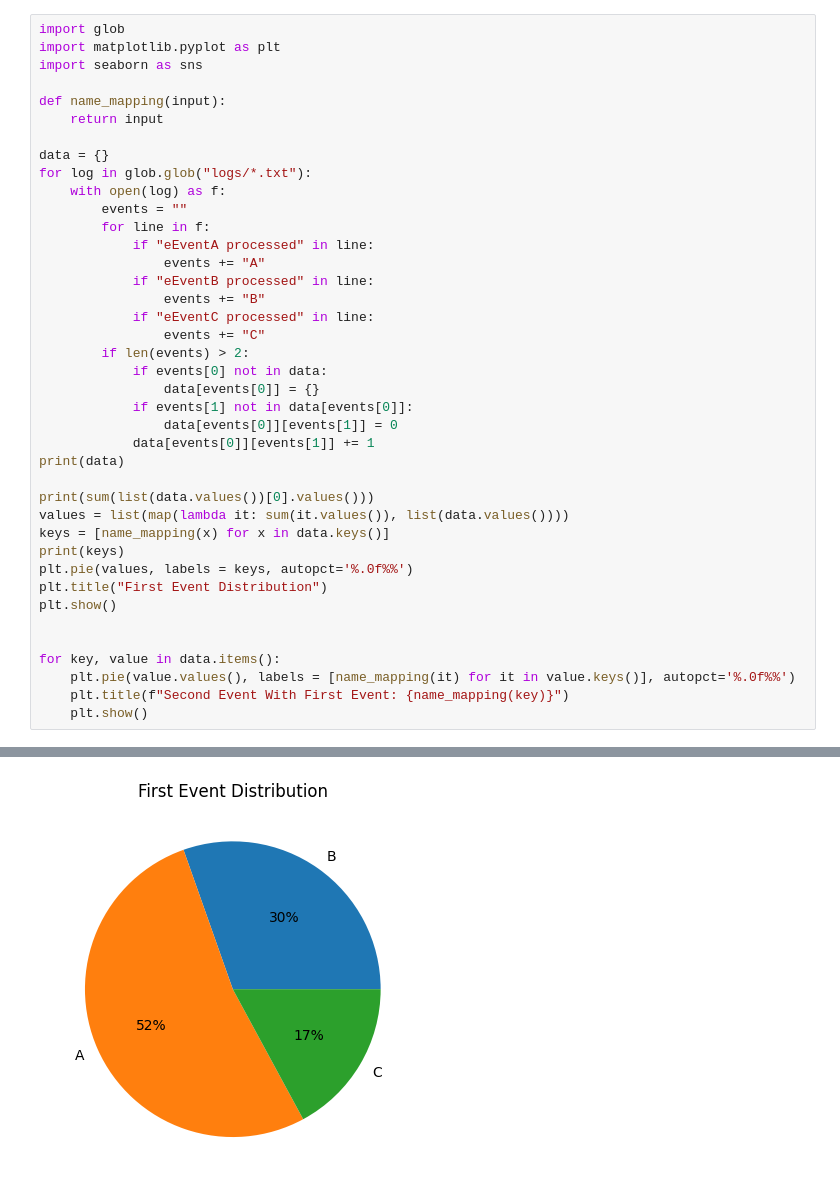
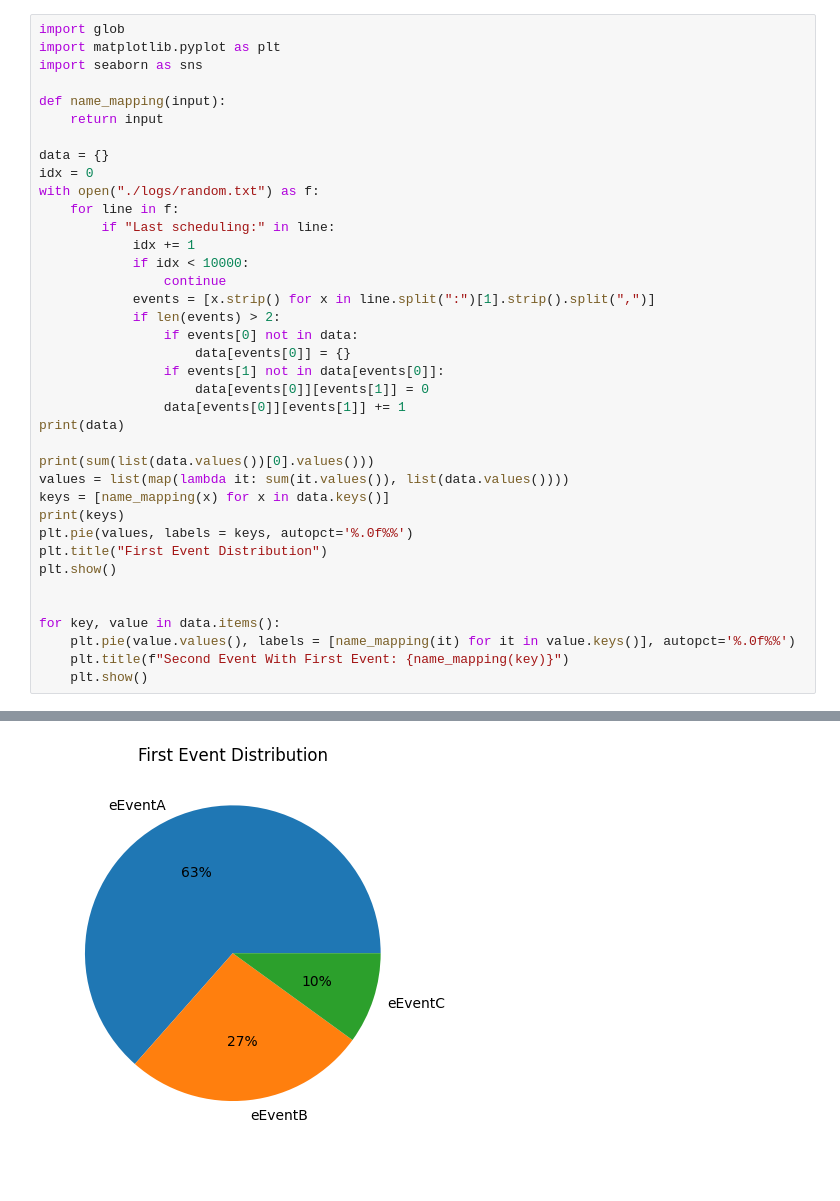
Before and after one commit to aoli-al/P, a Jupyter notebook: Tutorial/Distribution/visualize.ipynb, the cells around one changed output, grey strips where cells are left out. Saved outputs shown, nothing was run; the diff lists cells and outputs as text.

```diff
--- a/Tutorial/Distribution/visualize.ipynb
+++ b/Tutorial/Distribution/visualize.ipynb
@@ -7,22 +7,20 @@ def name_mapping(input):
     return input
 
 data = {}
-for log in glob.glob("logs/*.txt"):
-    with open(log) as f:
-        events = ""
-        for line in f:
-            if "eEventA processed" in line:
-                events += "A"
-            if "eEventB processed" in line:
-                events += "B"
-            if "eEventC processed" in line:
-                events += "C"
-        if len(events) > 2:
-            if events[0] not in data:
-                data[events[0]] = {}
-            if events[1] not in data[events[0]]:
-                data[events[0]][events[1]] = 0
-            data[events[0]][events[1]] += 1
+idx = 0
+with open("./logs/random.txt") as f:
+    for line in f:
+        if "Last scheduling:" in line:
+            idx += 1
+            if idx < 10000:
+                continue
+            events = [x.strip() for x in line.split(":")[1].strip().split(",")]
+            if len(events) > 2:
+                if events[0] not in data:
+                    data[events[0]] = {}
+                if events[1] not in data[events[0]]:
+                    data[events[0]][events[1]] = 0
+                data[events[0]][events[1]] += 1
 print(data)
 
 print(sum(list(data.values())[0].values()))
@@ -45 +43 @@ for key, value in data.items():
-[figure, old version]
+[figure, new version]
```
Also changed, not shown: parts of 2 cells of this notebook, 12 other files.
